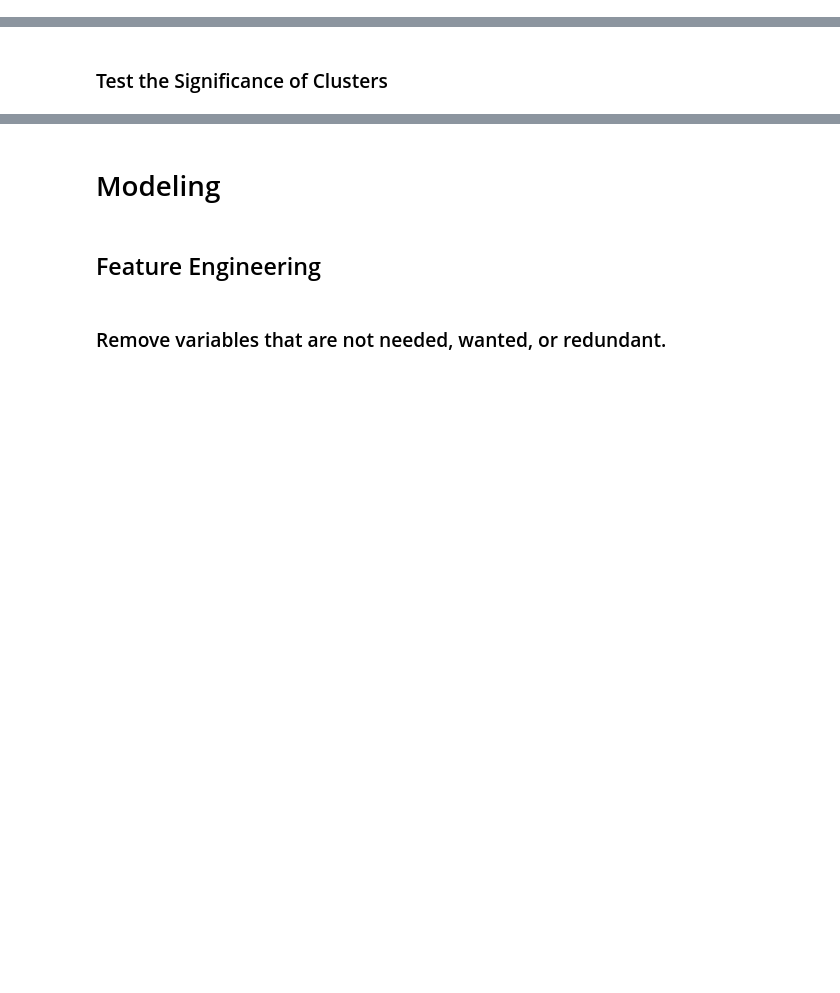
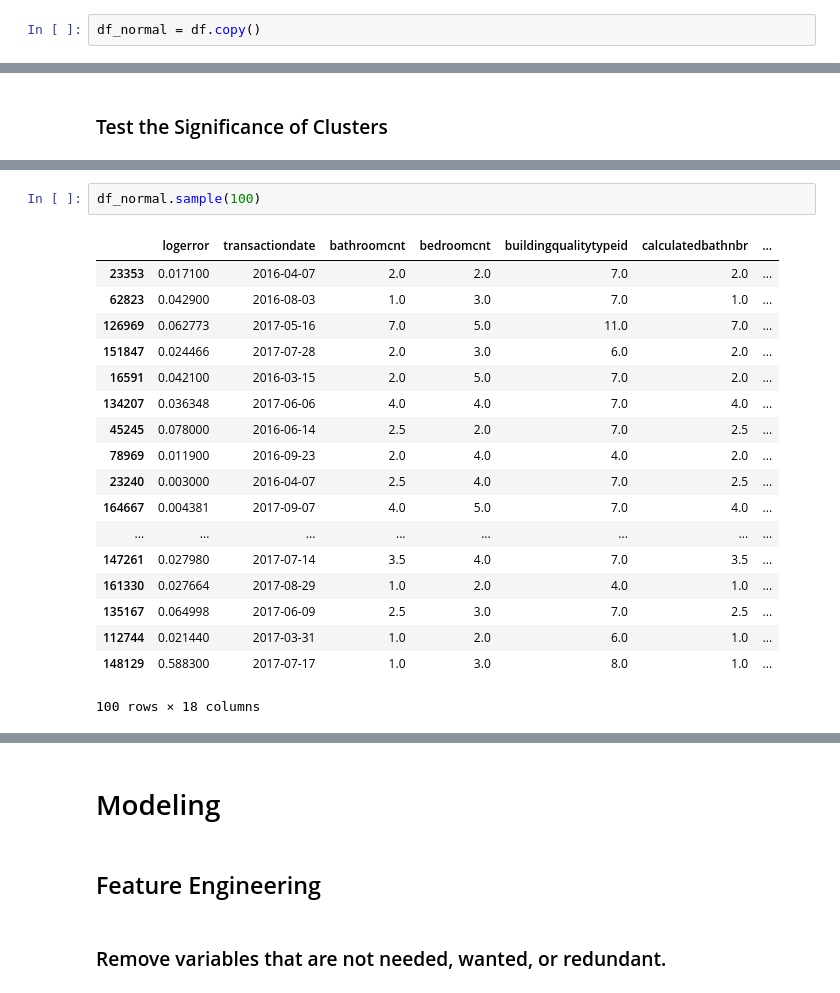
Before and after one commit to ecdedios/ds-methodologies-exercises, a Jupyter notebook: clustering/model_zillow.ipynb, the cells around one changed output, grey strips where cells are left out. Cells and saved outputs as stored; diff of their text form; blank space fills up the shorter version.

```diff
--- a/clustering/model_zillow.ipynb
+++ b/clustering/model_zillow.ipynb
@@ -361,3 +381,5 @@ cat_cols
+# %%
+df_normal = df.copy()
 # %% [markdown]
 Let's use minmax scaling to standardize applicable variables.
 # %%
@@ -839,0 +778,21 @@ p-value: 4.6651989628332316e-05
+# %%
+df_normal.sample(100)
+# %% [output]
+|  | logerror | transactiondate | bathroomcnt | bedroomcnt | buildingqualitytypeid | calculatedbathnbr | ... |
+| 23353 | 0.017100 | 2016-04-07 | 2.0 | 2.0 | 7.0 | 2.0 | ... |
+| 62823 | 0.042900 | 2016-08-03 | 1.0 | 3.0 | 7.0 | 1.0 | ... |
+| 126969 | 0.062773 | 2017-05-16 | 7.0 | 5.0 | 11.0 | 7.0 | ... |
+| 151847 | 0.024466 | 2017-07-28 | 2.0 | 3.0 | 6.0 | 2.0 | ... |
+| 16591 | 0.042100 | 2016-03-15 | 2.0 | 5.0 | 7.0 | 2.0 | ... |
+| 134207 | 0.036348 | 2017-06-06 | 4.0 | 4.0 | 7.0 | 4.0 | ... |
+| 45245 | 0.078000 | 2016-06-14 | 2.5 | 2.0 | 7.0 | 2.5 | ... |
+| 78969 | 0.011900 | 2016-09-23 | 2.0 | 4.0 | 4.0 | 2.0 | ... |
+| 23240 | 0.003000 | 2016-04-07 | 2.5 | 4.0 | 7.0 | 2.5 | ... |
+| 164667 | 0.004381 | 2017-09-07 | 4.0 | 5.0 | 7.0 | 4.0 | ... |
+| ... | ... | ... | ... | ... | ... | ... | ... |
+| 147261 | 0.027980 | 2017-07-14 | 3.5 | 4.0 | 7.0 | 3.5 | ... |
+| 161330 | 0.027664 | 2017-08-29 | 1.0 | 2.0 | 4.0 | 1.0 | ... |
+| 135167 | 0.064998 | 2017-06-09 | 2.5 | 3.0 | 7.0 | 2.5 | ... |
+| 112744 | 0.021440 | 2017-03-31 | 1.0 | 2.0 | 6.0 | 1.0 | ... |
+| 148129 | 0.588300 | 2017-07-17 | 1.0 | 3.0 | 8.0 | 1.0 | ... |
+100 rows × 18 columns
```
Also changed, not shown: parts of 55 cells of this notebook, 1 other file.
